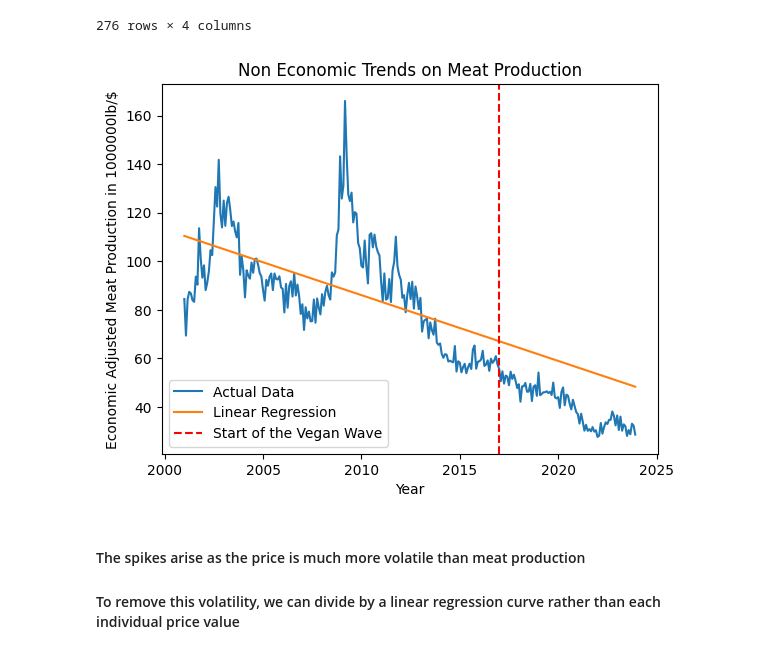
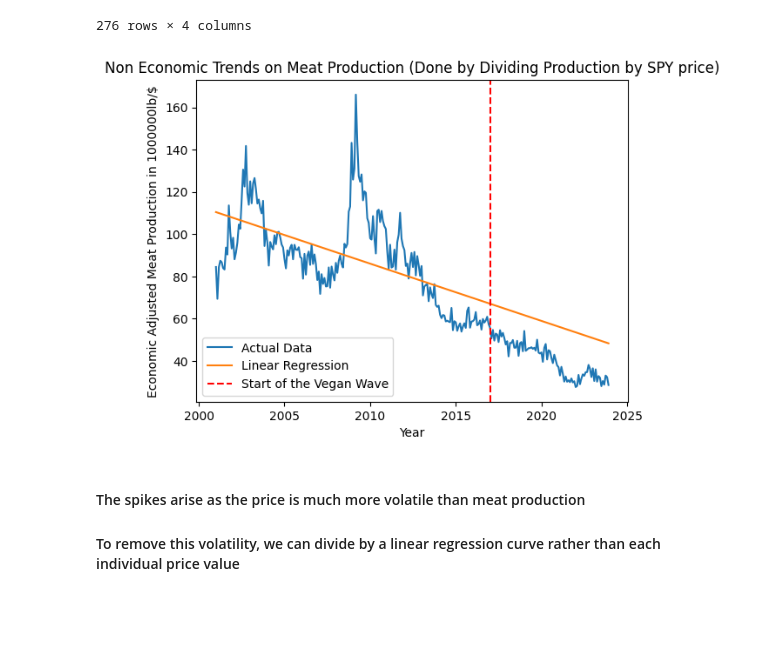
Before and after one commit to KaramAl-Robaie/citadel_datathon_ss24, a Jupyter notebook: MeatPerStockPriceTrajectories.ipynb, the cells around one changed output. Saved outputs shown, nothing was run; the diff lists cells and outputs as text; code cells hidden in the pictures; blank space fills up the shorter version.

```diff
--- a/MeatPerStockPriceTrajectories.ipynb
+++ b/MeatPerStockPriceTrajectories.ipynb
@@ -160,24 +160,24 @@ final_df
 # %%
 xs1 = final_df[final_df["Time"] <= VEGAN_START]["Time"].values.reshape(-1, 1)
 ys1 = final_df[final_df["Time"] <= VEGAN_START]["Economic Adjusted Production 1"].values
 
 linear_model1 = LinearRegression()
 linear_model1.fit(xs1, ys1)
 
 gradient1 = linear_model1.coef_
 intercept1 = linear_model1.intercept_
 
 plt.gcf()
 plt.plot(final_df["Time"], final_df["Economic Adjusted Production 1"], label="Actual Data")
 plt.plot(final_df["Time"], gradient1 * final_df["Time"] + intercept1, label="Linear Regression")
 plt.axvline(VEGAN_START, color='red', linestyle="--", label="Start of the Vegan Wave")
 plt.xlabel("Year")
 plt.ylabel("Economic Adjusted Meat Production in 1000000lb/$")
-plt.title("Non Economic Trends on Meat Production")
+plt.title("Non Economic Trends on Meat Production (Done by Dividing Production by SPY price)")
 plt.legend()
 plt.show()
 # %% [output]
-[figure, old version]
+[figure, new version]
 # %% [markdown]
 #### The spikes arise as the price is much more volatile than meat production
 #### To remove this volatility, we can divide by a linear regression curve rather than each individual price value
```
Also changed, not shown: parts of 8 cells of this notebook.
